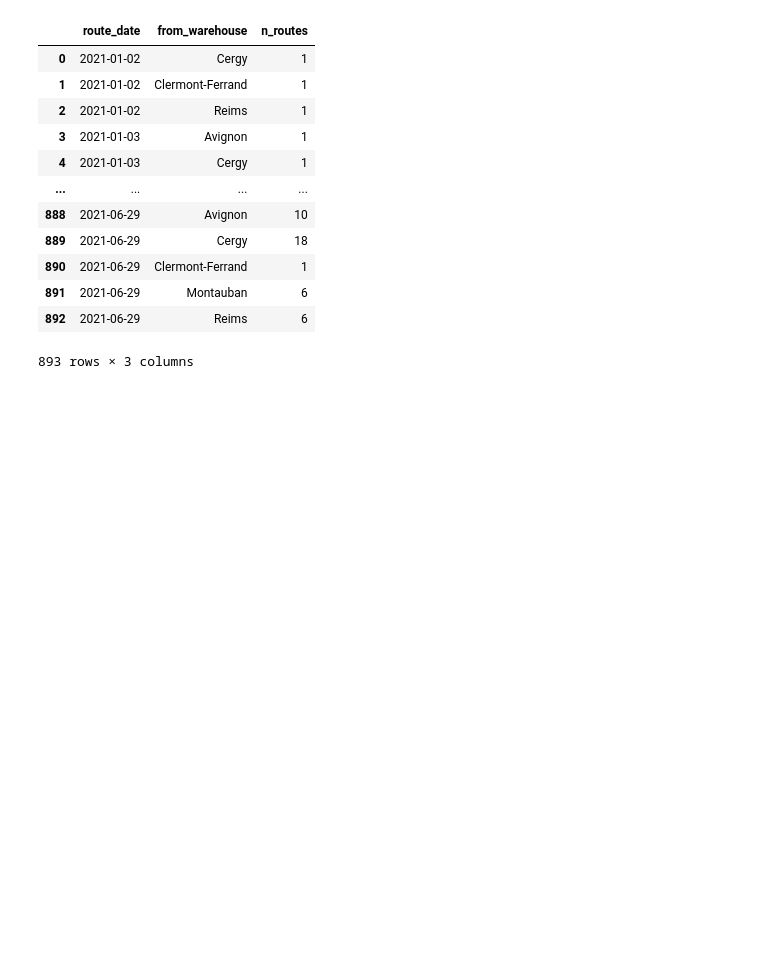
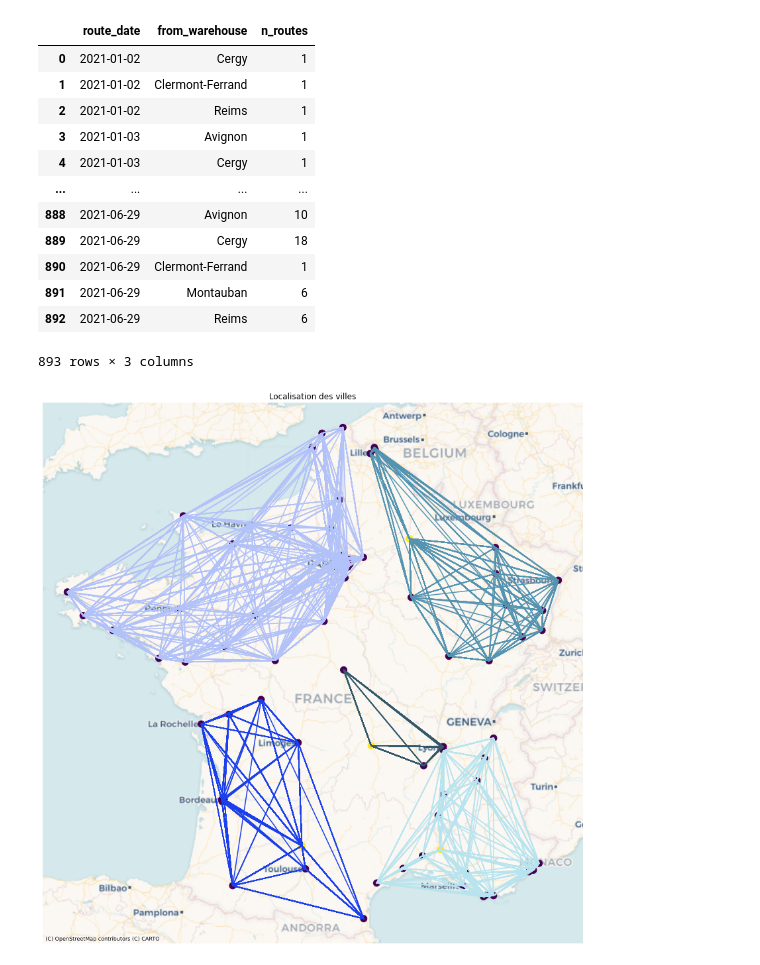
Before and after one commit to maximecharpentierdata/eki-g17, a Jupyter notebook: opti_results.ipynb, the cells around one changed output. Saved outputs shown, nothing was run; the diff lists cells and outputs as text; code cells hidden in the pictures; blank space fills up the shorter version.

```diff
--- a/opti_results.ipynb
+++ b/opti_results.ipynb
@@ -127,3 +147,30 @@ df
 | 891 | 2021-06-29 | Montauban | 6 |
 | 892 | 2021-06-29 | Reims | 6 |
 893 rows × 3 columns
+# %%
+def create_path(stops):
+    stops = stops.split(" > ")
+    coordinates = []
+    for stop in stops:
+        city = cities[cities["city"] == stop].iloc[0]
+        coordinates.append([city["lng"], city["lat"]])
+    if len(coordinates) == 1:
+        coordinates = 2*coordinates
+    return shp.geometry.LineString(coordinates)
+# %%
+new_routes["path"] = new_routes["stops"].apply(create_path)
+# %%
+fig, ax = plt.subplots(figsize=(15, 15))
+
+gdf_cities = gpd.GeoDataFrame(cities, geometry=gpd.points_from_xy(cities.lng, cities.lat), crs=4326)
+gdf_cities.to_crs(epsg=3857).plot(ax=ax, column="is_warehouse", markersize=100)
+
+gdf = gpd.GeoDataFrame(new_routes, geometry=new_routes.path, crs=4326)
+gdf.to_crs(epsg=3857).plot(ax=ax, column="from_warehouse", cmap=new_cmap, legend=False, categories=hue_order)
+
+cx.add_basemap(ax, source=cx.providers.CartoDB.Voyager, zoom=6)
+ax.axis('off')
+ax.set_title("Localisation des villes")
+plt.show()
+# %% [output]
+[figure, added]
```
Also changed, not shown: parts of 5 cells of this notebook, 15 other files.
